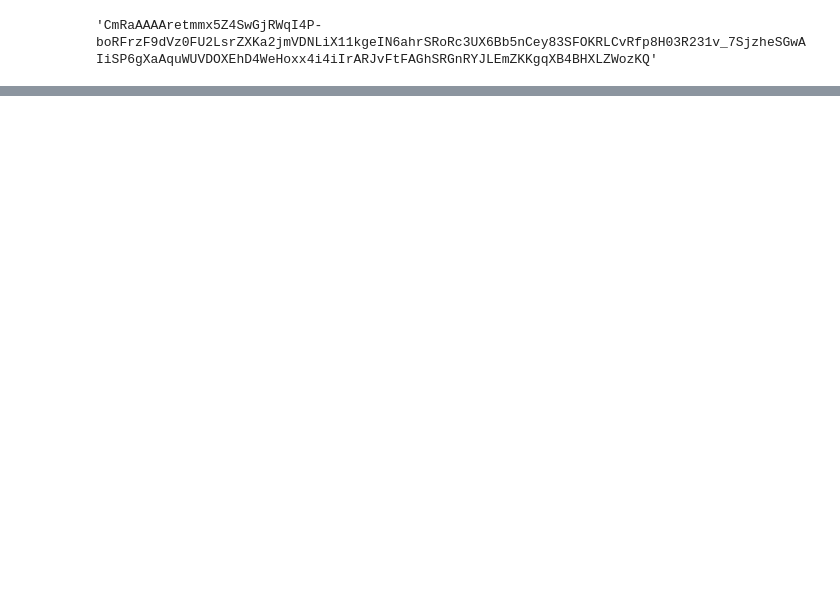
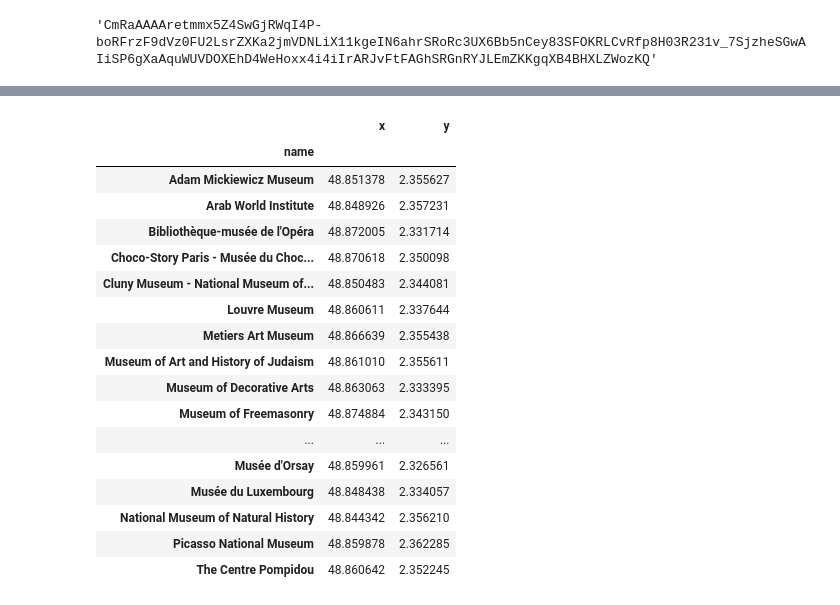
Before and after one commit to aliciawyy/tripplanner, a Jupyter notebook: pybooking/test_maps.ipynb, the cells around one changed output, grey strips where cells are left out. Cells and saved outputs as stored; diff of their text form; code cells hidden in the pictures; blank space fills up the shorter version.

```diff
--- a/pybooking/test_maps.ipynb
+++ b/pybooking/test_maps.ipynb
@@ -53,2 +36,23 @@ df.sort_values("rating", ascending=False)
+# %%
+df[["x", "y"]]
+# %% [output]
+|  | x | y |
+| name |  |  |
+| Adam Mickiewicz Museum | 48.851378 | 2.355627 |
+| Arab World Institute | 48.848926 | 2.357231 |
+| Bibliothèque-musée de l'Opéra | 48.872005 | 2.331714 |
+| Choco-Story Paris - Musée du Choc... | 48.870618 | 2.350098 |
+| Cluny Museum - National Museum of... | 48.850483 | 2.344081 |
+| Louvre Museum | 48.860611 | 2.337644 |
+| Metiers Art Museum | 48.866639 | 2.355438 |
+| Museum of Art and History of Judaism | 48.861010 | 2.355611 |
+| Museum of Decorative Arts | 48.863063 | 2.333395 |
+| Museum of Freemasonry | 48.874884 | 2.343150 |
+| ... | ... | ... |
+| Musée d'Orsay | 48.859961 | 2.326561 |
+| Musée du Luxembourg | 48.848438 | 2.334057 |
+| National Museum of Natural History | 48.844342 | 2.356210 |
+| Picasso National Museum | 48.859878 | 2.362285 |
+| The Centre Pompidou | 48.860642 | 2.352245 |
 # %%
 gmaps_place = googlemaps.Client(APIKeys.place)
```
Also changed, not shown: parts of 9 cells of this notebook, 8 other files.
